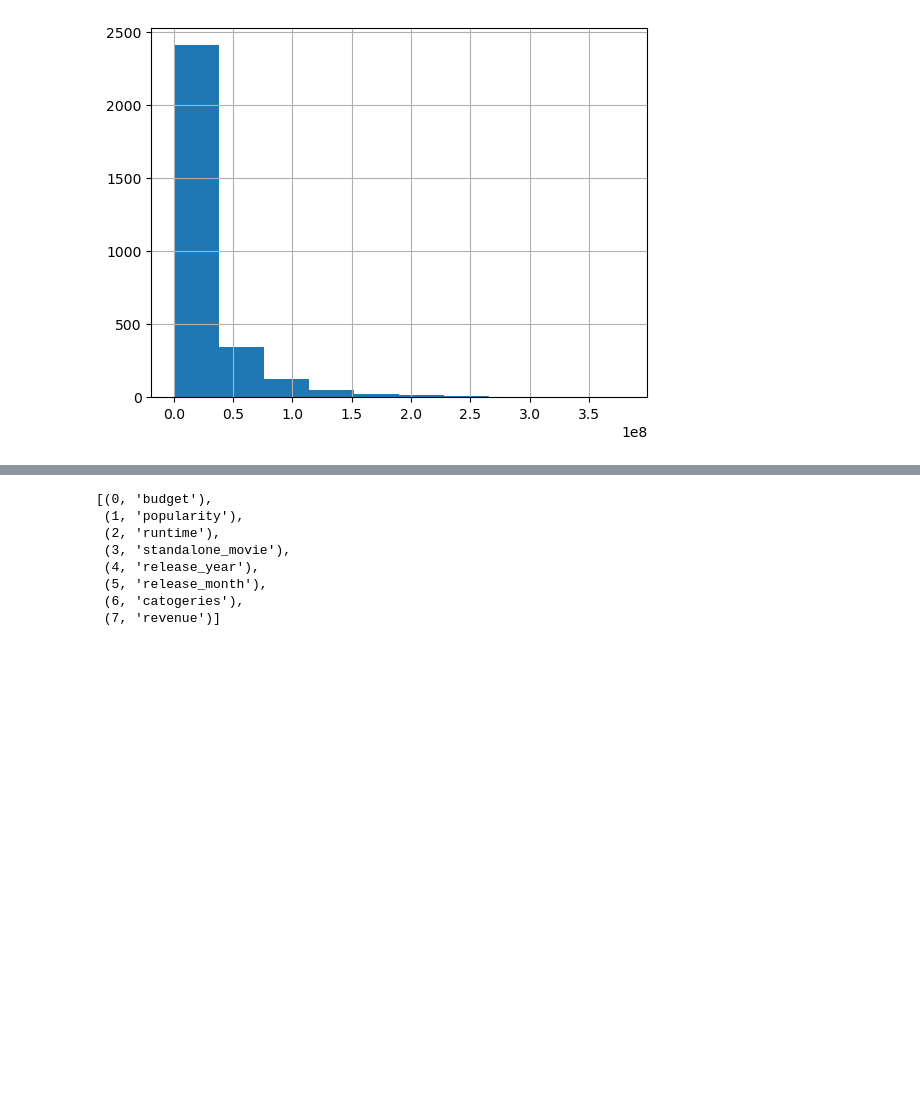
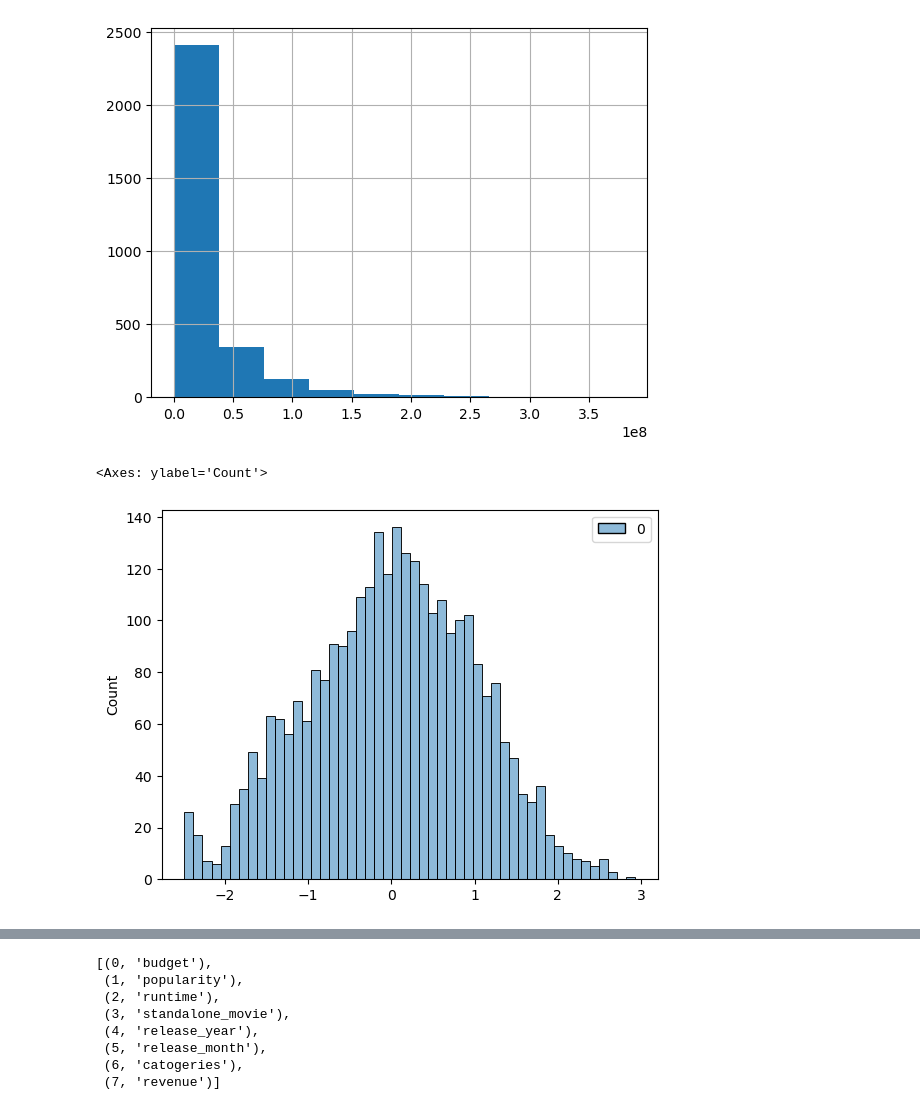
Before and after one commit to abdulvajid1/TMBD-MOVIE-REVENUE-PREDICTION, a Jupyter notebook: notebook.ipynb, the cells around one changed output, grey strips where cells are left out. Saved outputs shown, nothing was run; the diff lists cells and outputs as text; code cells hidden in the pictures; blank space fills up the shorter version.

```diff
--- a/notebook.ipynb
+++ b/notebook.ipynb
@@ -431,5 +445,12 @@ final_df['budget'].hist()
 # %% [output]
 <Axes: >
 [figure]
+# %%
+pwr = PowerTransformer()
 # %%
 final_df = final_df.query('runtime>70 and runtime<230')
+# %%
+sns.histplot(pwr.fit_transform(final_df[['revenue']]),bins=50)
+# %% [output]
+<Axes: ylabel='Count'>
+[figure, added]
```
Also changed, not shown: parts of 16 cells of this notebook.
